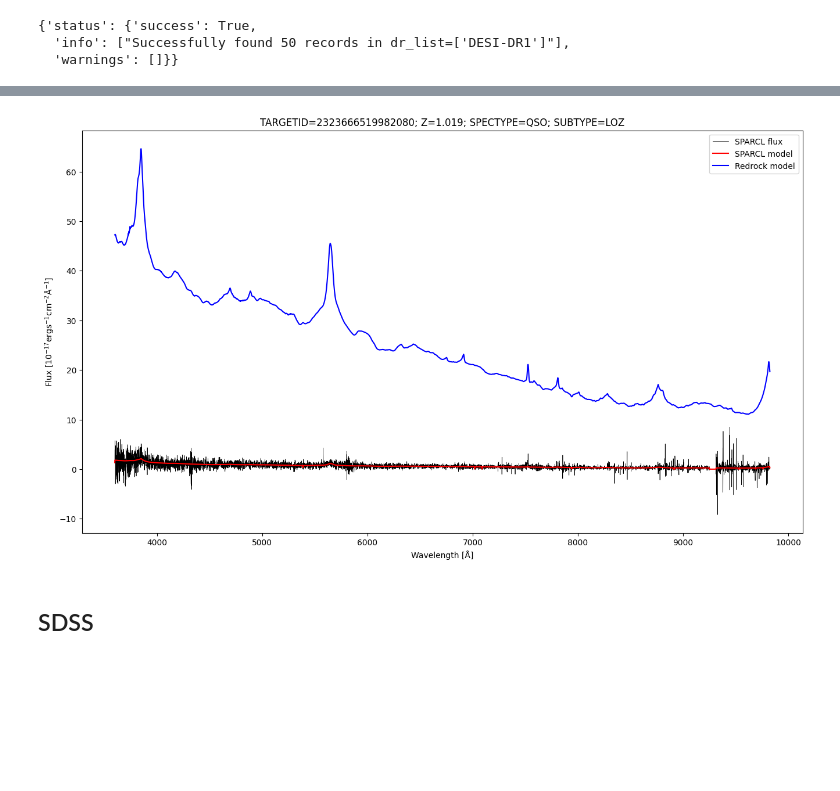
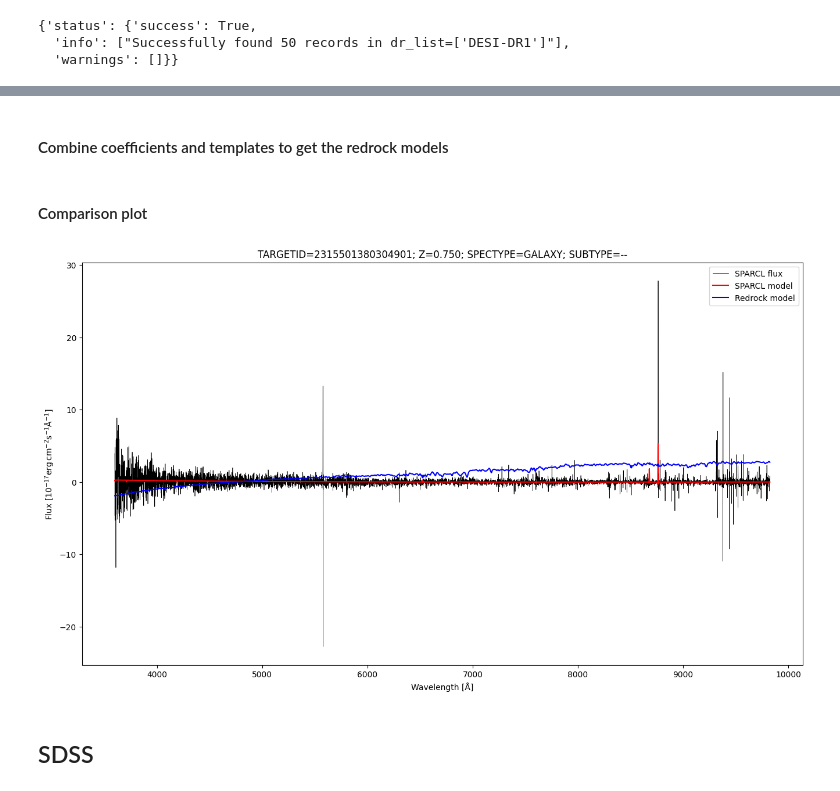
Before and after one commit to astro-datalab/notebooks-latest, a Jupyter notebook: 04_HowTos/SPARCL/Plot_SPARCL_Spectra_with_Prospect.ipynb, the cells around one changed output, grey strips where cells are left out. Cells and saved outputs as stored; diff of their text form; code cells hidden in the pictures; blank space fills up the shorter version.

```diff
--- a/04_HowTos/SPARCL/Plot_SPARCL_Spectra_with_Prospect.ipynb
+++ b/04_HowTos/SPARCL/Plot_SPARCL_Spectra_with_Prospect.ipynb
@@ -299,13 +305,13 @@ desi_zcatalog
 
 Prospect expects a model in the form of a tuple containing wavelength and flux. Since SPARCL provides the model, this is easy.  There are other ways to specify the model, but these require more access to the DESI software stack *and* data *files*.
 # %%
-model_flux = np.zeros((len(desi_spectra.records), desi_spectra.records[0].model.shape[0]),
-                      dtype=desi_spectra.records[0].model.dtype)
+model_flux = np.zeros((len(desi_records), desi_records[0].model.shape[0]),
+                      dtype=desi_records[0].model.dtype)
 
-for k in range(len(desi_spectra.records)):
-        model_flux[k, :] = desi_spectra.records[k].model
+for k in range(len(desi_records)):
+        model_flux[k, :] = desi_records[k].model
 
-desi_model = (desi_spectra.records[0].wavelength, model_flux[~desi_fully_masked, :])
+desi_model = (desi_records[0].wavelength, model_flux[~desi_fully_masked, :])
 # %% [markdown]
 ### Start prospect
 
@@ -412,41 +447,50 @@ desi_qso_spectra.info
 # %%
-desi_qso_spectra_sorted = sorted(desi_qso_spectra.records, key=lambda x: x.targetid)
-assert (np.array([r.targetid for r in desi_qso_spectra_sorted]) == desi_qso_ids['targetid']).all()
+desi_qso_records = sorted(desi_qso_spectra.records, key=lambda x: x.targetid)
+assert (np.array([r.targetid for r in desi_qso_records]) == desi_qso_ids['targetid']).all()
 # %%
-qso_flux = np.zeros((len(desi_qso_spectra_sorted), desi_qso_spectra_sorted[0].flux.shape[0]),
-                    dtype=desi_qso_spectra_sorted[0].flux.dtype)
-qso_model_flux = np.zeros((len(desi_qso_spectra_sorted), desi_qso_spectra_sorted[0].flux.shape[0]),
-                          dtype=desi_qso_spectra_sorted[0].model.dtype)
-qso_wavelength = desi_qso_spectra_sorted[0].wavelength
-for k in range(len(desi_qso_spectra_sorted)):
-    qso_flux[k, :] = desi_qso_spectra_sorted[k].flux
-    qso_model_flux[k, :] = desi_qso_spectra_sorted[k].model
+qso_flux = np.zeros((len(desi_qso_records), desi_qso_records[0].flux.shape[0]),
+                    dtype=desi_qso_records[0].flux.dtype)
+qso_model_flux = np.zeros((len(desi_qso_records), desi_qso_records[0].flux.shape[0]),
+                          dtype=desi_qso_records[0].model.dtype)
+qso_wavelength = desi_qso_records[0].wavelength
+for k in range(len(desi_qso_records)):
+    qso_flux[k, :] = desi_qso_records[k].flux
+    qso_model_flux[k, :] = desi_qso_records[k].model
+# %% [markdown]
+#### Combine coefficients and templates to get the redrock models
 # %%
-assert (desi_qso_ids['spectype'] == 'QSO').all()
-assert ((desi_qso_ids['subtype'] == 'HIZ') | (desi_qso_ids['subtype'] == 'LOZ')).all()
+# assert (desi_qso_ids['spectype'] == 'QSO').all()
+# assert ((desi_qso_ids['subtype'] == 'HIZ') | (desi_qso_ids['subtype'] == 'LOZ')).all()
+assert (desi_qso_ids['spectype'] == 'GALAXY').all()
+# assert (desi_qso_ids['subtype'] == '').all()
 qso_loz = templates[('QSO', 'LOZ')]
 qso_hiz = templates[('QSO', 'HIZ')]
+galaxy = templates[('GALAXY', '')]
 tmpl_model_flux = np.zeros((len(desi_qso_ids), len(qso_wavelength)), dtype=qso_model_flux.dtype)
 for i, row in enumerate(desi_qso_ids):
     # print(row)
     # print(coeff[i, :])
     if row['subtype'] == 'LOZ':
         tmpl_model_flux[i, :] = qso_loz.eval(coeff[i, :], qso_wavelength, row['z'])
+    elif row['subtype'] == 'HIZ':
+        tmpl_model_flux[i, :] = qso_hiz.eval(coeff[i, :], qso_wavelength, row['z'])
     else:
-        tmpl_model_flux[i, :] = qso_hiz.eval(coeff[i, :], qso_wavelength, row['z'])
+        tmpl_model_flux[i, :] = galaxy.eval(coeff[i, :], qso_wavelength, row['z'])
+# %% [markdown]
+#### Comparison plot
 # %%
 fig = plt.figure(figsize=(16, 9), dpi=100)
 ax = fig.add_subplot(111)
-spectrum_index = 0  # Step through spectra here.
+spectrum_index = 6  # Step through spectra here.
 pl0 = ax.plot(qso_wavelength, qso_flux[spectrum_index, :], 'k-', lw=0.5, label='SPARCL flux')
 pl1 = ax.plot(qso_wavelength, qso_model_flux[spectrum_index, :], 'r-', label='SPARCL model')
 pl2 = ax.plot(qso_wavelength, tmpl_model_flux[spectrum_index, :], 'b-', label='Redrock model')
 txt = ax.set_xlabel('Wavelength [Å]')
-txt = ax.set_ylabel(r'Flux [$10^{-17} \mathrm{erg} \mathrm{s}^{-1} \mathrm{cm}^{-2} \mathrm{\AA}^{-1}$]')
+txt = ax.set_ylabel(r'Flux [$10^{-17} \mathrm{erg} \, \mathrm{cm}^{-2} \mathrm{s}^{-1} \mathrm{\AA}^{-1}$]')
 txt = ax.set_title(f"TARGETID={desi_qso_ids[spectrum_index]['targetid']:d}; Z={desi_qso_ids[spectrum_index]['z']:.3f}; SPECTYPE={desi_qso_ids[spectrum_index]['spectype']}; SUBTYPE={desi_qso_ids[spectrum_index]['subtype']}")
 l = ax.legend()
 # %% [output]
-[figure, old version]
+[figure, new version]
 # %% [markdown]
 <a class="anchor" id="sdss"></a>
 ## SDSS
```
Also changed, not shown: parts of 42 cells of this notebook.
